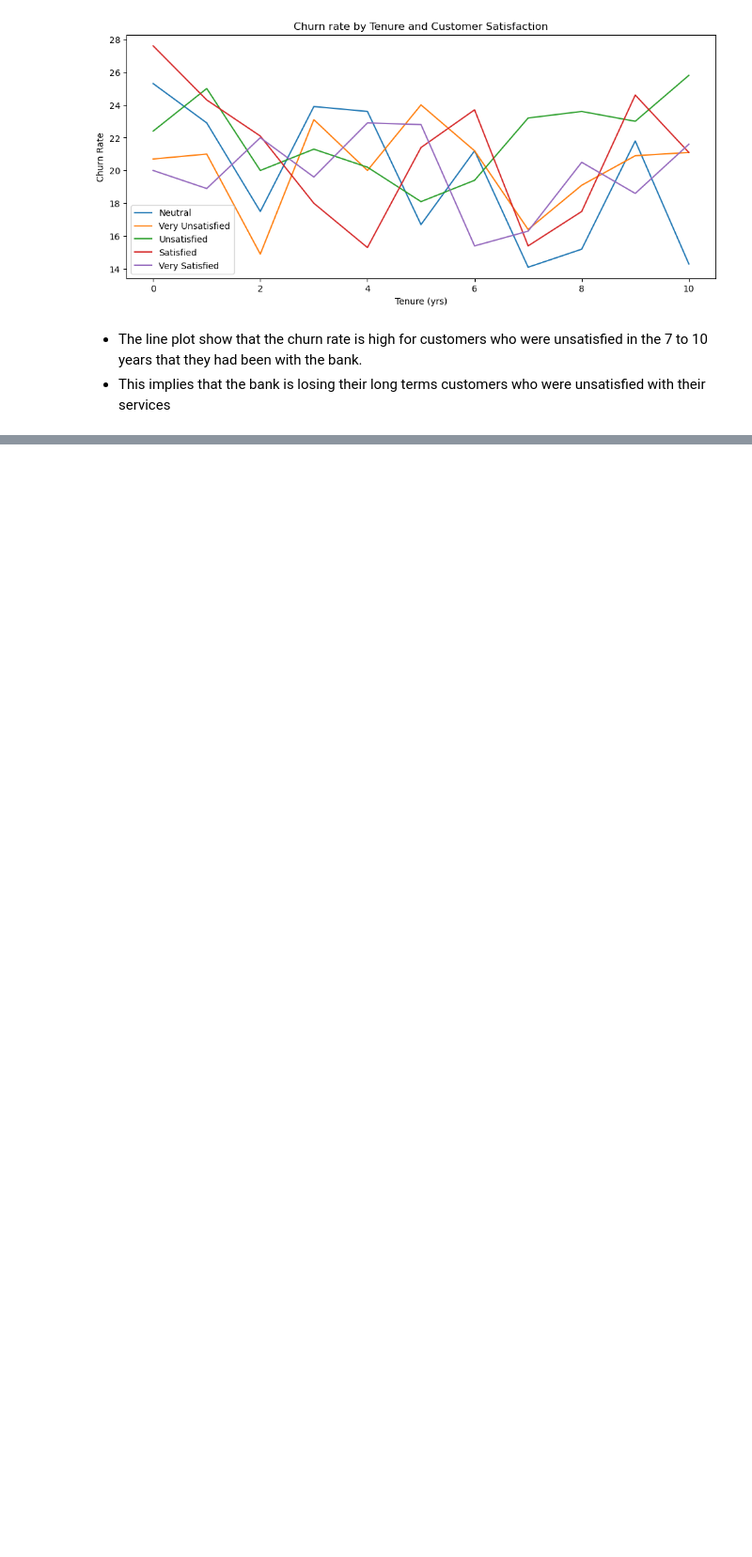
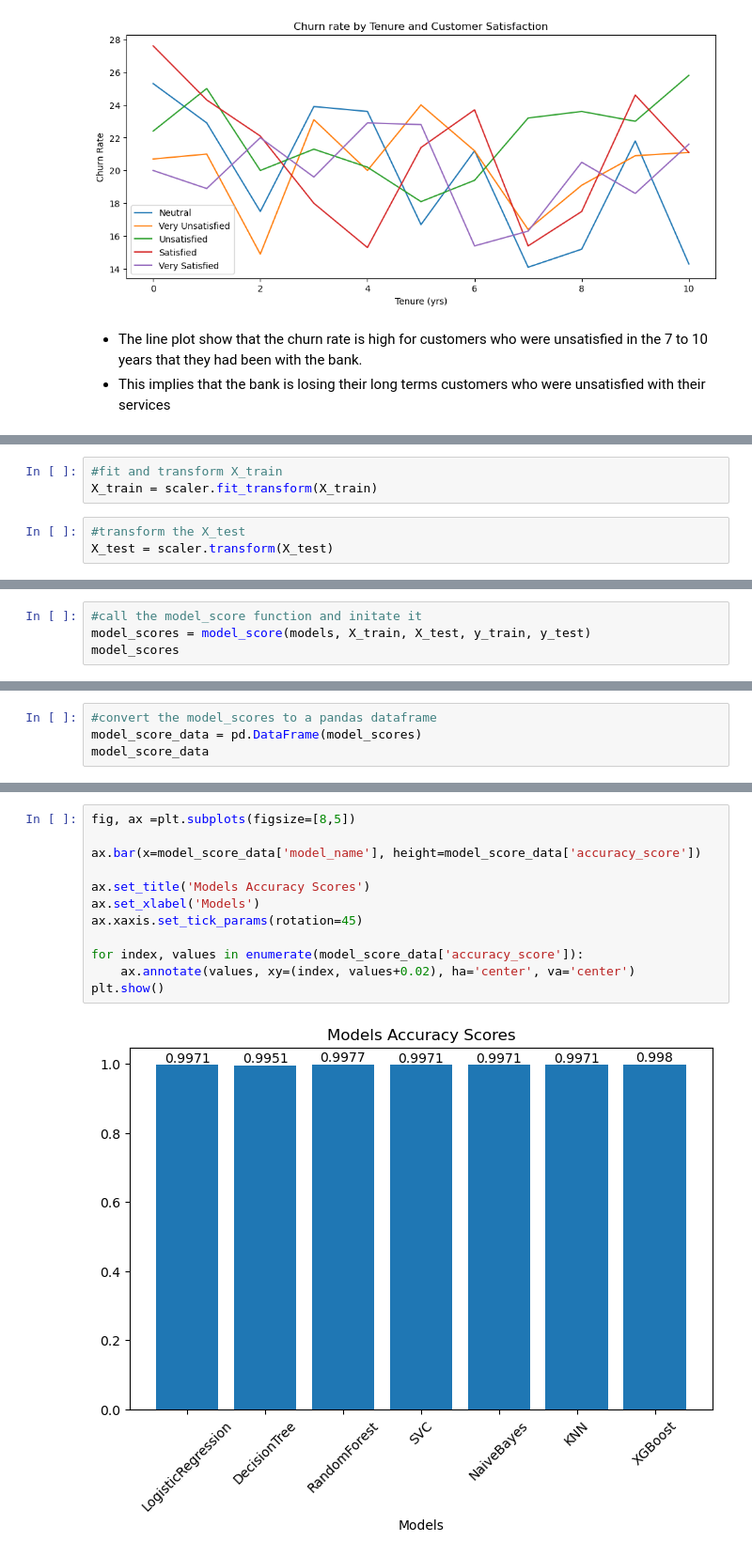
Before and after one commit to valezenwanne/Bank-Customer-Churn-Prediction, a Jupyter notebook: Bank Customer Churn Prediction.ipynb, the cells around one changed output, grey strips where cells are left out. Shown at 94% size. Drawn from its saved outputs; the diff is of its cells as text; blank space fills up the shorter version.

Commit message:
Build a 7 models for predicting churn and plotted their accuracy scores on a bar chart

```diff
--- a/Bank Customer Churn Prediction.ipynb
+++ b/Bank Customer Churn Prediction.ipynb
@@ -1857,0 +1954,6 @@ plt.show()
+# %%
+#fit and transform X_train
+X_train = scaler.fit_transform(X_train)
+# %%
+#transform the X_test
+X_test = scaler.transform(X_test)
@@ -1857,0 +2036,4 @@ plt.show()
+# %%
+#call the model_score function and initate it
+model_scores = model_score(models, X_train, X_test, y_train, y_test)
+model_scores
@@ -1857,0 +2058,4 @@ plt.show()
+# %%
+#convert the model_scores to a pandas dataframe
+model_score_data = pd.DataFrame(model_scores)
+model_score_data
@@ -1857,0 +2073,14 @@ plt.show()
+# %%
+fig, ax =plt.subplots(figsize=[8,5])
+
+ax.bar(x=model_score_data['model_name'], height=model_score_data['accuracy_score'])
+
+ax.set_title('Models Accuracy Scores')
+ax.set_xlabel('Models')
+ax.xaxis.set_tick_params(rotation=45)
+
+for index, values in enumerate(model_score_data['accuracy_score']):
+    ax.annotate(values, xy=(index, values+0.02), ha='center', va='center')
+plt.show()
+# %% [output]
+[figure, added]
```
Also changed, not shown: parts of 157 cells of this notebook.
